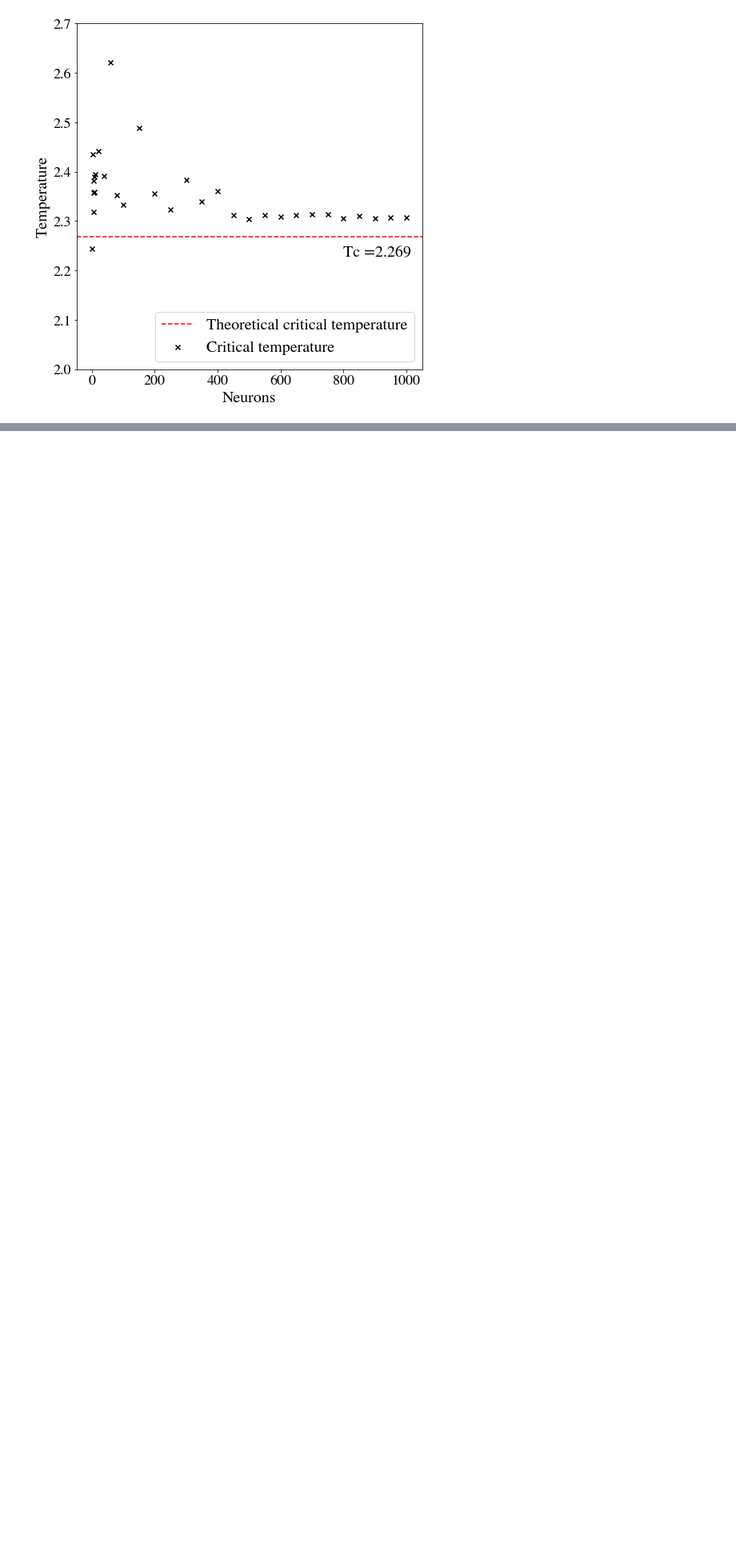
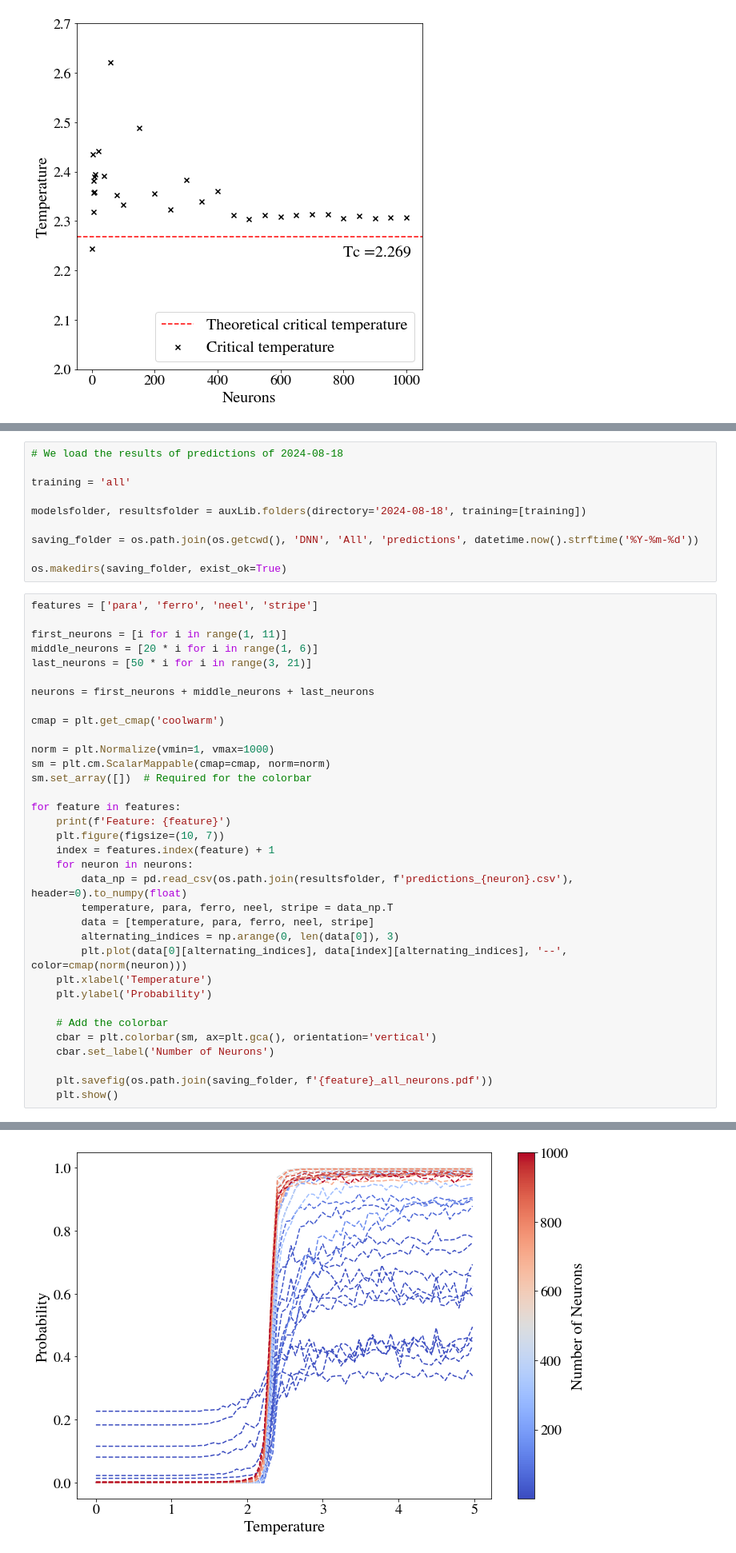
Before and after one commit to agmedinaz/paper, a Jupyter notebook: main_all.ipynb, the cells around one changed output, grey strips where cells are left out. Shown at 80% size. Drawn from its saved outputs; the diff is of its cells as text; blank space fills up the shorter version.

Commit message:
All neurons

```diff
--- a/main_all.ipynb
+++ b/main_all.ipynb
@@ -461,0 +466,45 @@ plt.show()
+# %%
+# We load the results of predictions of 2024-08-18
+
+training = 'all'
+
+modelsfolder, resultsfolder = auxLib.folders(directory='2024-08-18', training=[training])
+
+saving_folder = os.path.join(os.getcwd(), 'DNN', 'All', 'predictions', datetime.now().strftime('%Y-%m-%d'))
+
+os.makedirs(saving_folder, exist_ok=True)
+# %%
+features = ['para', 'ferro', 'neel', 'stripe']
+
+first_neurons = [i for i in range(1, 11)]
+middle_neurons = [20 * i for i in range(1, 6)]
+last_neurons = [50 * i for i in range(3, 21)]
+
+neurons = first_neurons + middle_neurons + last_neurons
+
+cmap = plt.get_cmap('coolwarm')
+
+norm = plt.Normalize(vmin=1, vmax=1000)
+sm = plt.cm.ScalarMappable(cmap=cmap, norm=norm)
+sm.set_array([])  # Required for the colorbar
+
+for feature in features:
+    print(f'Feature: {feature}')
+    plt.figure(figsize=(10, 7))
+    index = features.index(feature) + 1
+    for neuron in neurons:
+        data_np = pd.read_csv(os.path.join(resultsfolder, f'predictions_{neuron}.csv'), header=0).to_numpy(float)
+        temperature, para, ferro, neel, stripe = data_np.T
+        data = [temperature, para, ferro, neel, stripe]
+        alternating_indices = np.arange(0, len(data[0]), 3)
+        plt.plot(data[0][alternating_indices], data[index][alternating_indices], '--', color=cmap(norm(neuron)))
+    plt.xlabel('Temperature')
+    plt.ylabel('Probability')
+
+    # Add the colorbar
+    cbar = plt.colorbar(sm, ax=plt.gca(), orientation='vertical')
+    cbar.set_label('Number of Neurons')
+
+    plt.savefig(os.path.join(saving_folder, f'{feature}_all_neurons.pdf'))
+    plt.show()
+# %% [output]
@@ -461,0 +512 @@ plt.show()
+[figure, added]
```
Also changed, not shown: parts of 3 cells of this notebook, 4 other files.
